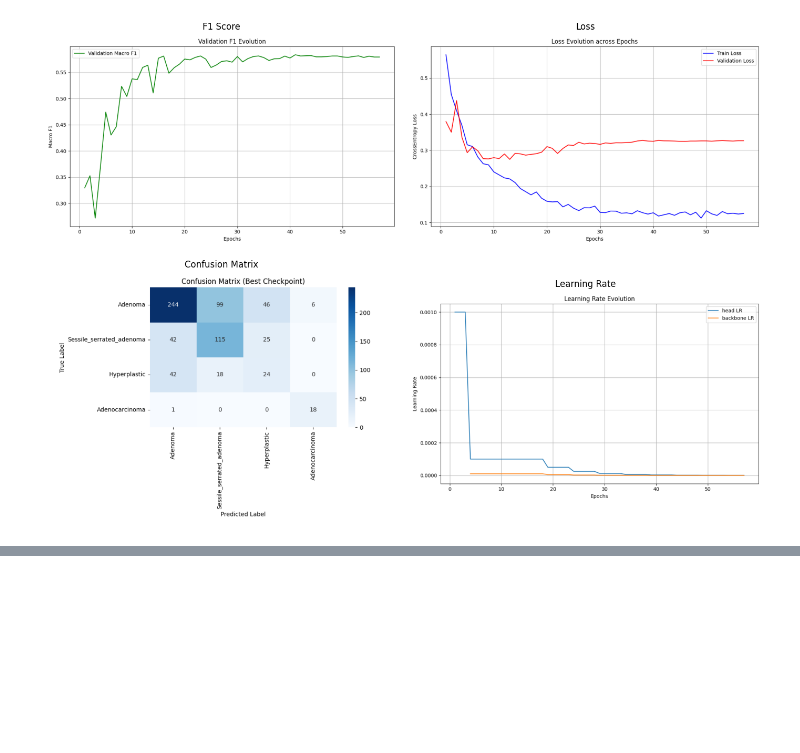
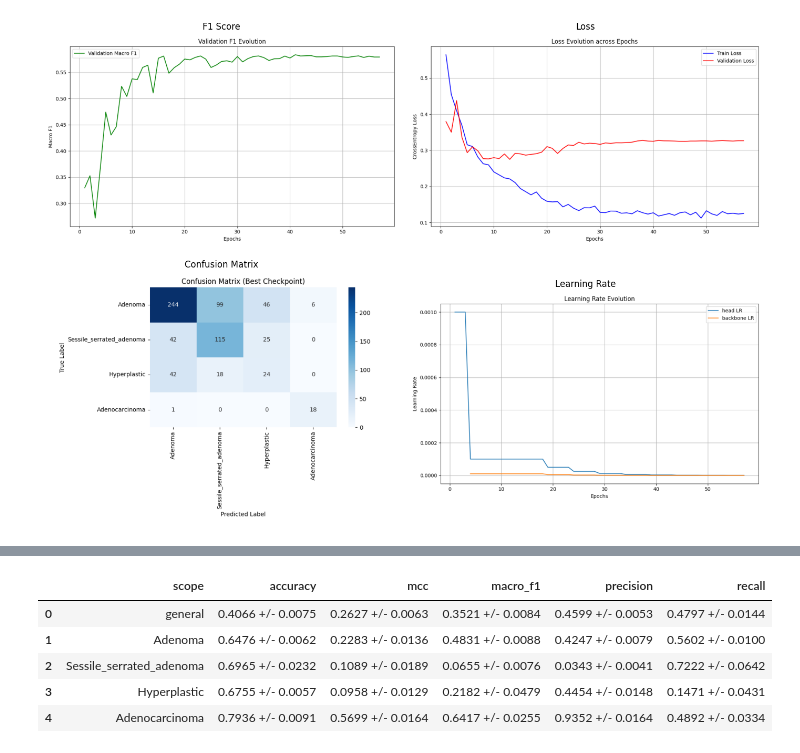
Before and after one commit to luismz14/TFG-DataCentric-AI, a Jupyter notebook: phase1ViT.ipynb, the cells around one changed output, grey strips where cells are left out. Drawn from its saved outputs; the diff is of its cells as text; code cells hidden in the pictures; blank space fills up the shorter version.

```diff
--- a/phase1ViT.ipynb
+++ b/phase1ViT.ipynb
@@ -88,0 +64,15 @@ weighted_avg_f1-score: mean=0.5946, std=0.0091
+# %%
+print_results_metrics_summary(
+    results_dirs=[run["results_dir"] for run in PHASE1_RUNS],
+    validation_csv_dir="test/external_test.csv",
+    validation_img_dir="test/images_cropped",
+    training_config=TRAINING_CONFIG,
+    random_states=[run["random_state"] for run in PHASE1_RUNS],
+)
+# %% [output]
+|  | scope | accuracy | mcc | macro_f1 | precision | recall |
+| 0 | general | 0.4066 +/- 0.0075 | 0.2627 +/- 0.0063 | 0.3521 +/- 0.0084 | 0.4599 +/- 0.0053 | 0.4797 +/- 0.0144 |
+| 1 | Adenoma | 0.6476 +/- 0.0062 | 0.2283 +/- 0.0136 | 0.4831 +/- 0.0088 | 0.4247 +/- 0.0079 | 0.5602 +/- 0.0100 |
+| 2 | Sessile_serrated_adenoma | 0.6965 +/- 0.0232 | 0.1089 +/- 0.0189 | 0.0655 +/- 0.0076 | 0.0343 +/- 0.0041 | 0.7222 +/- 0.0642 |
+| 3 | Hyperplastic | 0.6755 +/- 0.0057 | 0.0958 +/- 0.0129 | 0.2182 +/- 0.0479 | 0.4454 +/- 0.0148 | 0.1471 +/- 0.0431 |
+| 4 | Adenocarcinoma | 0.7936 +/- 0.0091 | 0.5699 +/- 0.0164 | 0.6417 +/- 0.0255 | 0.9352 +/- 0.0164 | 0.4892 +/- 0.0334 |
```
Also changed, not shown: parts of 3 cells of this notebook, 12 other files.
